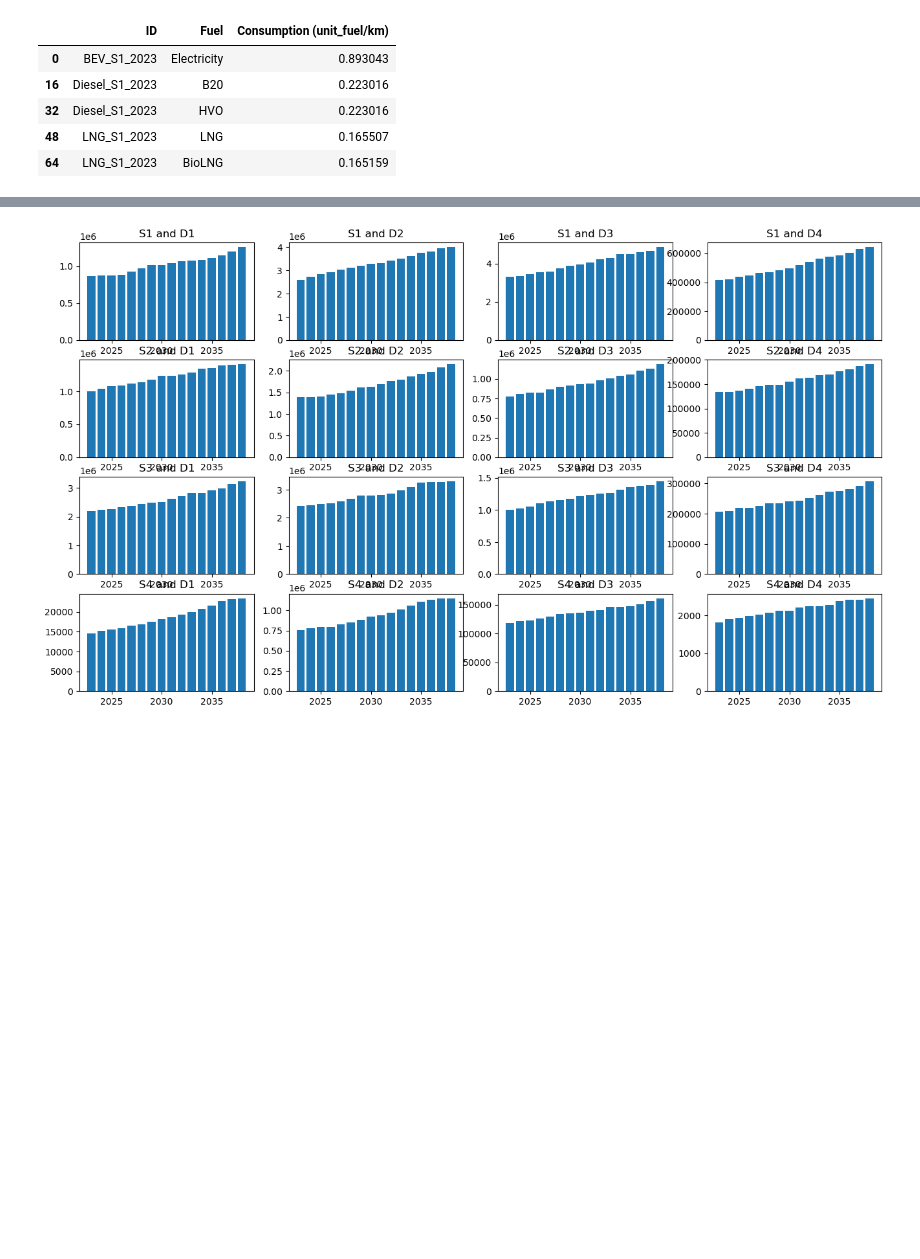
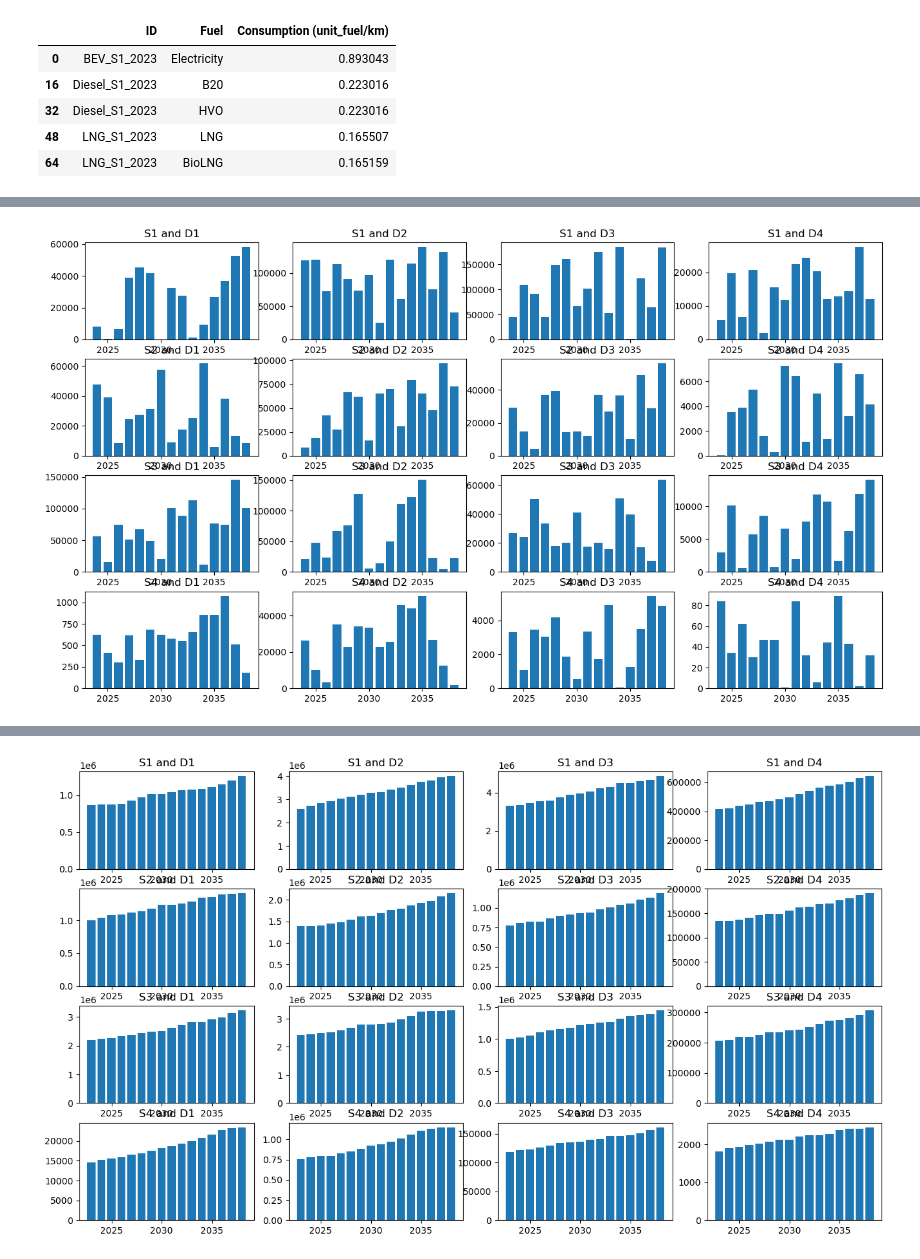
Before and after one commit to harryyudha7/fleet_optimization, a Jupyter notebook: first_try.ipynb, the cells around one changed output, grey strips where cells are left out. Drawn from its saved outputs; the diff is of its cells as text; code cells hidden in the pictures; blank space fills up the shorter version.

```diff
--- a/first_try.ipynb
+++ b/first_try.ipynb
@@ -3,7 +3,7 @@ import pandas as pd
 import numpy as np
 import matplotlib.pyplot as plt
 # %%
-demand_data = pd.read_csv('data\dataset\demand.csv')
+demand_data = pd.read_csv('data/dataset/demand.csv')
 vehicle_data = pd.read_csv('data/dataset/vehicles.csv')
 vehicle_fuels = pd.read_csv('data/dataset/vehicles_fuels.csv')
 fuels_data = pd.read_csv('data/dataset/fuels.csv')
@@ -58,3 +58,9 @@ vehicle_used_fuel
 | 32 | Diesel_S1_2023 | HVO | 0.223016 |
 | 48 | LNG_S1_2023 | LNG | 0.165507 |
 | 64 | LNG_S1_2023 | BioLNG | 0.165159 |
+# %%
+s = ['S1','S2','S3','S4']
+d = ['D1','D2','D3','D4']
+
+temp_df = demand_data.loc[(demand_data['Size'] == s[1]) & (demand_data['Distance'] == d[3])]
+temp_df['Demand (km)'].diff()
@@ -60,0 +85,15 @@ vehicle_used_fuel
+# %%
+fig, axs = plt.subplots(4, 4)
+fig.set_size_inches(16,9)
+
+s = ['S1','S2','S3','S4']
+d = ['D1','D2','D3','D4']
+for i in range(4):
+    for j in range(4):
+        temp_df = demand_data.loc[(demand_data['Size'] == s[i]) & (demand_data['Distance'] == d[j])]
+        temp_df_diff = temp_df['Demand (km)'].diff()
+        axs[i,j].bar(temp_df['Year'], temp_df_diff)
+        axs[i,j].set_title(s[i] + ' and ' + d[j])
+fig.show()
+# %% [output]
+[figure, added]
```
Also changed, not shown: parts of 2 cells of this notebook, 4 other files.
